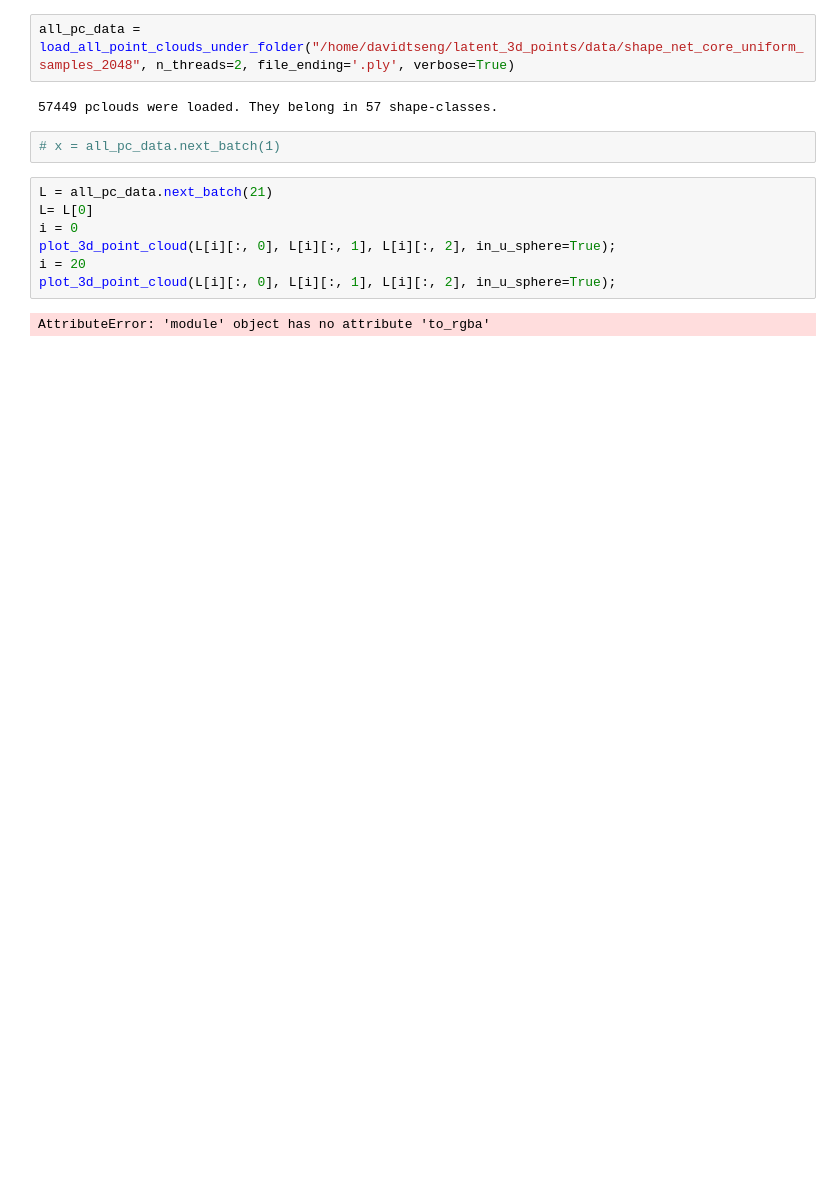
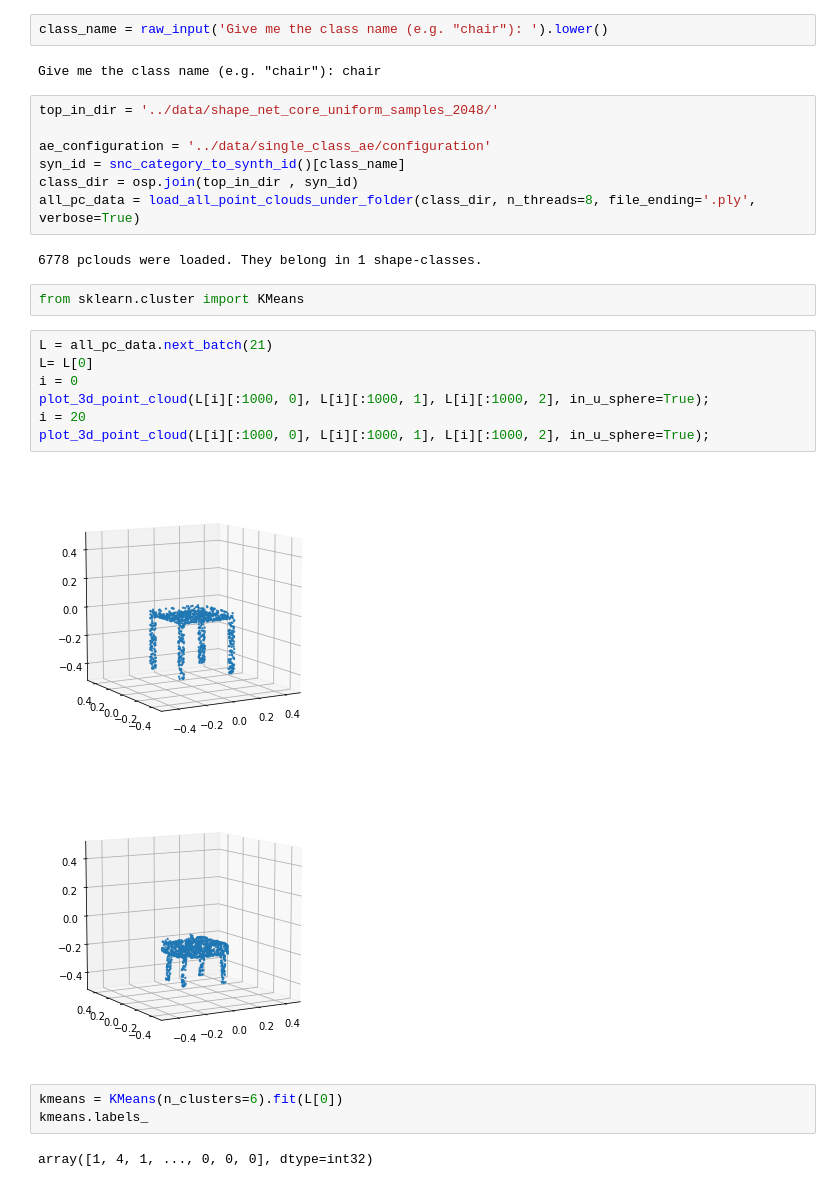
Before and after one commit to dtseng/latent_3d_points, a Jupyter notebook: notebooks/clustering.ipynb, the cells around one changed output. Drawn from its saved outputs; the diff is of its cells as text; blank space fills up the shorter version.

Commit message:
basic kmeans working

```diff
--- a/notebooks/clustering.ipynb
+++ b/notebooks/clustering.ipynb
@@ -19,18 +19,33 @@ from latent_3d_points.src.general_utils import plot_3d_point_cloud
 # from latent_3d_points.src.w_gan_gp import W_GAN_GP
 # from latent_3d_points.src.generators_discriminators import latent_code_discriminator_two_layers,\
 # latent_code_generator_two_layers
-# %%
-all_pc_data = load_all_point_clouds_under_folder("/home/davidtseng/latent_3d_points/data/shape_net_core_uniform_samples_2048", n_threads=2, file_ending='.ply', verbose=True)
-# %% [output]
-57449 pclouds were loaded. They belong in 57 shape-classes.
-# %%
-# x = all_pc_data.next_batch(1)
+# %%
+class_name = raw_input('Give me the class name (e.g. "chair"): ').lower()
+# %% [output]
+Give me the class name (e.g. "chair"): chair
+# %%
+top_in_dir = '../data/shape_net_core_uniform_samples_2048/'
+
+ae_configuration = '../data/single_class_ae/configuration'
+syn_id = snc_category_to_synth_id()[class_name]
+class_dir = osp.join(top_in_dir , syn_id)
+all_pc_data = load_all_point_clouds_under_folder(class_dir, n_threads=8, file_ending='.ply', verbose=True)
+# %% [output]
+6778 pclouds were loaded. They belong in 1 shape-classes.
+# %%
+from sklearn.cluster import KMeans
 # %%
 L = all_pc_data.next_batch(21)
 L= L[0]
 i = 0
-plot_3d_point_cloud(L[i][:, 0], L[i][:, 1], L[i][:, 2], in_u_sphere=True);
+plot_3d_point_cloud(L[i][:1000, 0], L[i][:1000, 1], L[i][:1000, 2], in_u_sphere=True);
 i = 20
-plot_3d_point_cloud(L[i][:, 0], L[i][:, 1], L[i][:, 2], in_u_sphere=True);
+plot_3d_point_cloud(L[i][:1000, 0], L[i][:1000, 1], L[i][:1000, 2], in_u_sphere=True);
 # %% [output]
-AttributeError: 'module' object has no attribute 'to_rgba'
+[figure, added]
+[figure, added]
+# %%
+kmeans = KMeans(n_clusters=6).fit(L[0])
+kmeans.labels_
+# %% [output]
+array([1, 4, 1, ..., 0, 0, 0], dtype=int32)
```
Also changed, not shown: parts of 2 cells of this notebook.
